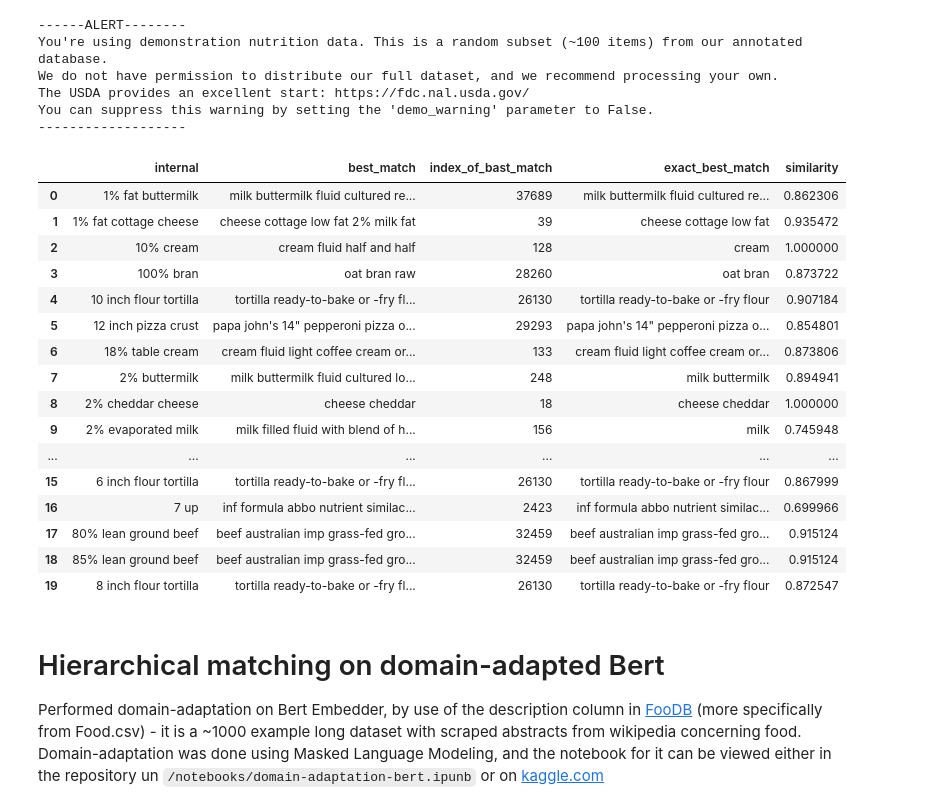
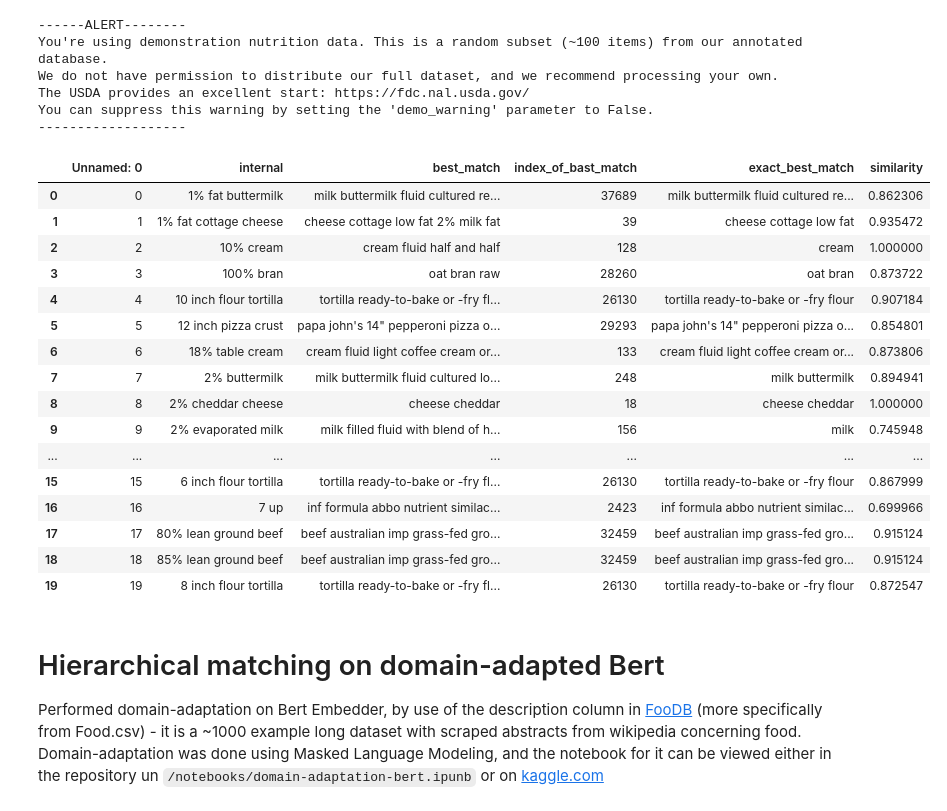
Before and after one commit to ja-nina/DietDupe, a Jupyter notebook: notebooks/hierarchical_matching.ipynb, the cells around one changed output. Saved outputs shown, nothing was run; the diff lists cells and outputs as text; code cells hidden in the pictures.

Commit message:
end data matches created

```diff
--- a/notebooks/hierarchical_matching.ipynb
+++ b/notebooks/hierarchical_matching.ipynb
@@ -109,24 +115,24 @@ The USDA provides an excellent start: https://fdc.nal.usda.gov/
 You can suppress this warning by setting the 'demo_warning' parameter to False.
 -------------------
 # %%
-matching_results_f2v = matcher_f2v.run()
+# matching_results_f2v = matcher_f2v.run()
 matching_results_f2v.head(20)
 # %% [output]
-|  | internal | best_match | index_of_bast_match | exact_best_match | similarity |
-| 0 | 1% fat buttermilk | milk buttermilk fluid cultured re... | 37689 | milk buttermilk fluid cultured re... | 0.862306 |
-| 1 | 1% fat cottage cheese | cheese cottage low fat 2% milk fat | 39 | cheese cottage low fat | 0.935472 |
-| 2 | 10% cream | cream fluid half and half | 128 | cream | 1.000000 |
-| 3 | 100% bran | oat bran raw | 28260 | oat bran | 0.873722 |
-| 4 | 10 inch flour tortilla | tortilla ready-to-bake or -fry fl... | 26130 | tortilla ready-to-bake or -fry flour | 0.907184 |
-| 5 | 12 inch pizza crust | papa john's 14" pepperoni pizza o... | 29293 | papa john's 14" pepperoni pizza o... | 0.854801 |
-| 6 | 18% table cream | cream fluid light coffee cream or... | 133 | cream fluid light coffee cream or... | 0.873806 |
-| 7 | 2% buttermilk | milk buttermilk fluid cultured lo... | 248 | milk buttermilk | 0.894941 |
-| 8 | 2% cheddar cheese | cheese cheddar | 18 | cheese cheddar | 1.000000 |
-| 9 | 2% evaporated milk | milk filled fluid with blend of h... | 156 | milk | 0.745948 |
-| ... | ... | ... | ... | ... | ... |
-| 15 | 6 inch flour tortilla | tortilla ready-to-bake or -fry fl... | 26130 | tortilla ready-to-bake or -fry flour | 0.867999 |
-| 16 | 7 up | inf formula abbo nutrient similac... | 2423 | inf formula abbo nutrient similac... | 0.699966 |
-| 17 | 80% lean ground beef | beef australian imp grass-fed gro... | 32459 | beef australian imp grass-fed gro... | 0.915124 |
-| 18 | 85% lean ground beef | beef australian imp grass-fed gro... | 32459 | beef australian imp grass-fed gro... | 0.915124 |
-| 19 | 8 inch flour tortilla | tortilla ready-to-bake or -fry fl... | 26130 | tortilla ready-to-bake or -fry flour | 0.872547 |
+|  | Unnamed: 0 | internal | best_match | index_of_bast_match | exact_best_match | similarity |
+| 0 | 0 | 1% fat buttermilk | milk buttermilk fluid cultured re... | 37689 | milk buttermilk fluid cultured re... | 0.862306 |
+| 1 | 1 | 1% fat cottage cheese | cheese cottage low fat 2% milk fat | 39 | cheese cottage low fat | 0.935472 |
+| 2 | 2 | 10% cream | cream fluid half and half | 128 | cream | 1.000000 |
+| 3 | 3 | 100% bran | oat bran raw | 28260 | oat bran | 0.873722 |
+| 4 | 4 | 10 inch flour tortilla | tortilla ready-to-bake or -fry fl... | 26130 | tortilla ready-to-bake or -fry flour | 0.907184 |
+| 5 | 5 | 12 inch pizza crust | papa john's 14" pepperoni pizza o... | 29293 | papa john's 14" pepperoni pizza o... | 0.854801 |
+| 6 | 6 | 18% table cream | cream fluid light coffee cream or... | 133 | cream fluid light coffee cream or... | 0.873806 |
+| 7 | 7 | 2% buttermilk | milk buttermilk fluid cultured lo... | 248 | milk buttermilk | 0.894941 |
+| 8 | 8 | 2% cheddar cheese | cheese cheddar | 18 | cheese cheddar | 1.000000 |
+| 9 | 9 | 2% evaporated milk | milk filled fluid with blend of h... | 156 | milk | 0.745948 |
+| ... | ... | ... | ... | ... | ... | ... |
+| 15 | 15 | 6 inch flour tortilla | tortilla ready-to-bake or -fry fl... | 26130 | tortilla ready-to-bake or -fry flour | 0.867999 |
+| 16 | 16 | 7 up | inf formula abbo nutrient similac... | 2423 | inf formula abbo nutrient similac... | 0.699966 |
+| 17 | 17 | 80% lean ground beef | beef australian imp grass-fed gro... | 32459 | beef australian imp grass-fed gro... | 0.915124 |
+| 18 | 18 | 85% lean ground beef | beef australian imp grass-fed gro... | 32459 | beef australian imp grass-fed gro... | 0.915124 |
+| 19 | 19 | 8 inch flour tortilla | tortilla ready-to-bake or -fry fl... | 26130 | tortilla ready-to-bake or -fry flour | 0.872547 |
 # %%
```
Also changed, not shown: parts of 3 cells of this notebook, 5 other files.
